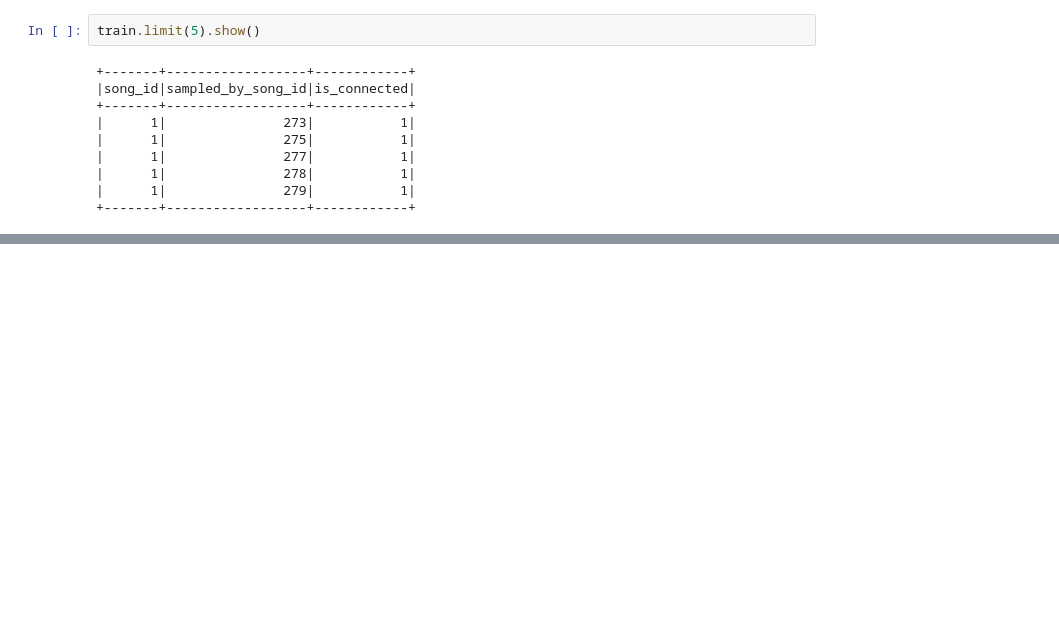
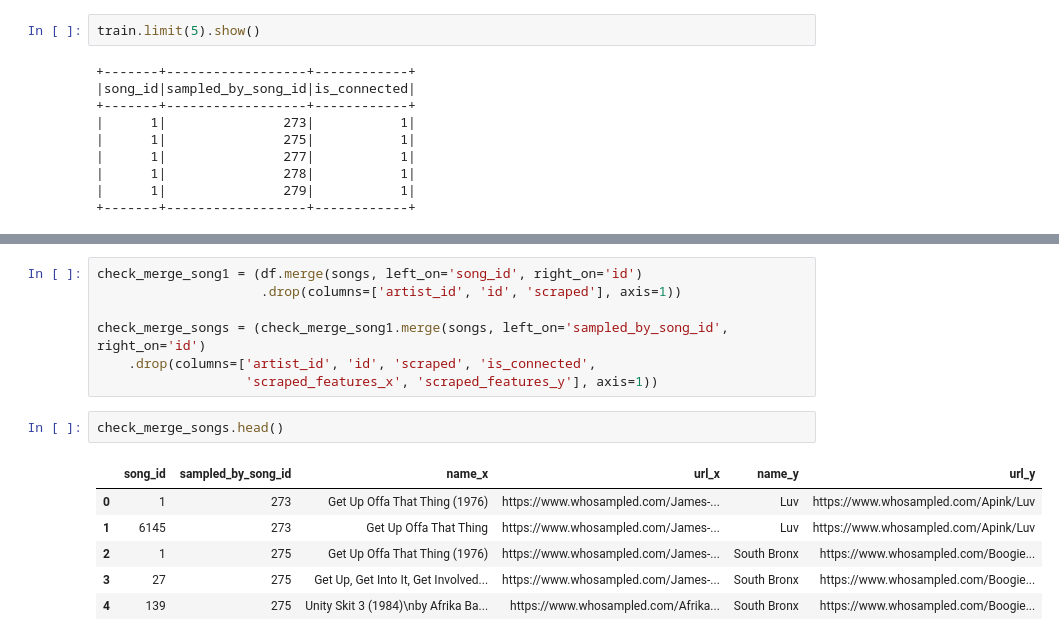
Before and after one commit to brettashley/ml-mix-lab, a Jupyter notebook: notebooks/initial-model.ipynb, the cells around one changed output, grey strips where cells are left out. Cells and saved outputs as stored; diff of their text form; blank space fills up the shorter version.

```diff
--- a/notebooks/initial-model.ipynb
+++ b/notebooks/initial-model.ipynb
@@ -283,0 +348,16 @@ pd.concat()
+# %%
+check_merge_song1 = (df.merge(songs, left_on='song_id', right_on='id')
+                     .drop(columns=['artist_id', 'id', 'scraped'], axis=1))
+
+check_merge_songs = (check_merge_song1.merge(songs, left_on='sampled_by_song_id', right_on='id')
+    .drop(columns=['artist_id', 'id', 'scraped', 'is_connected',
+                   'scraped_features_x', 'scraped_features_y'], axis=1))
+# %%
+check_merge_songs.head()
+# %% [output]
+|  | song_id | sampled_by_song_id | name_x | url_x | name_y | url_y |
+| 0 | 1 | 273 | Get Up Offa That Thing (1976) | https://www.whosampled.com/James-... | Luv | https://www.whosampled.com/Apink/Luv |
+| 1 | 6145 | 273 | Get Up Offa That Thing | https://www.whosampled.com/James-... | Luv | https://www.whosampled.com/Apink/Luv |
+| 2 | 1 | 275 | Get Up Offa That Thing (1976) | https://www.whosampled.com/James-... | South Bronx | https://www.whosampled.com/Boogie... |
+| 3 | 27 | 275 | Get Up, Get Into It, Get Involved... | https://www.whosampled.com/James-... | South Bronx | https://www.whosampled.com/Boogie... |
+| 4 | 139 | 275 | Unity Skit 3 (1984)\nby Afrika Ba... | https://www.whosampled.com/Afrika... | South Bronx | https://www.whosampled.com/Boogie... |
```
Also changed, not shown: parts of 21 cells of this notebook, 1 other file.
